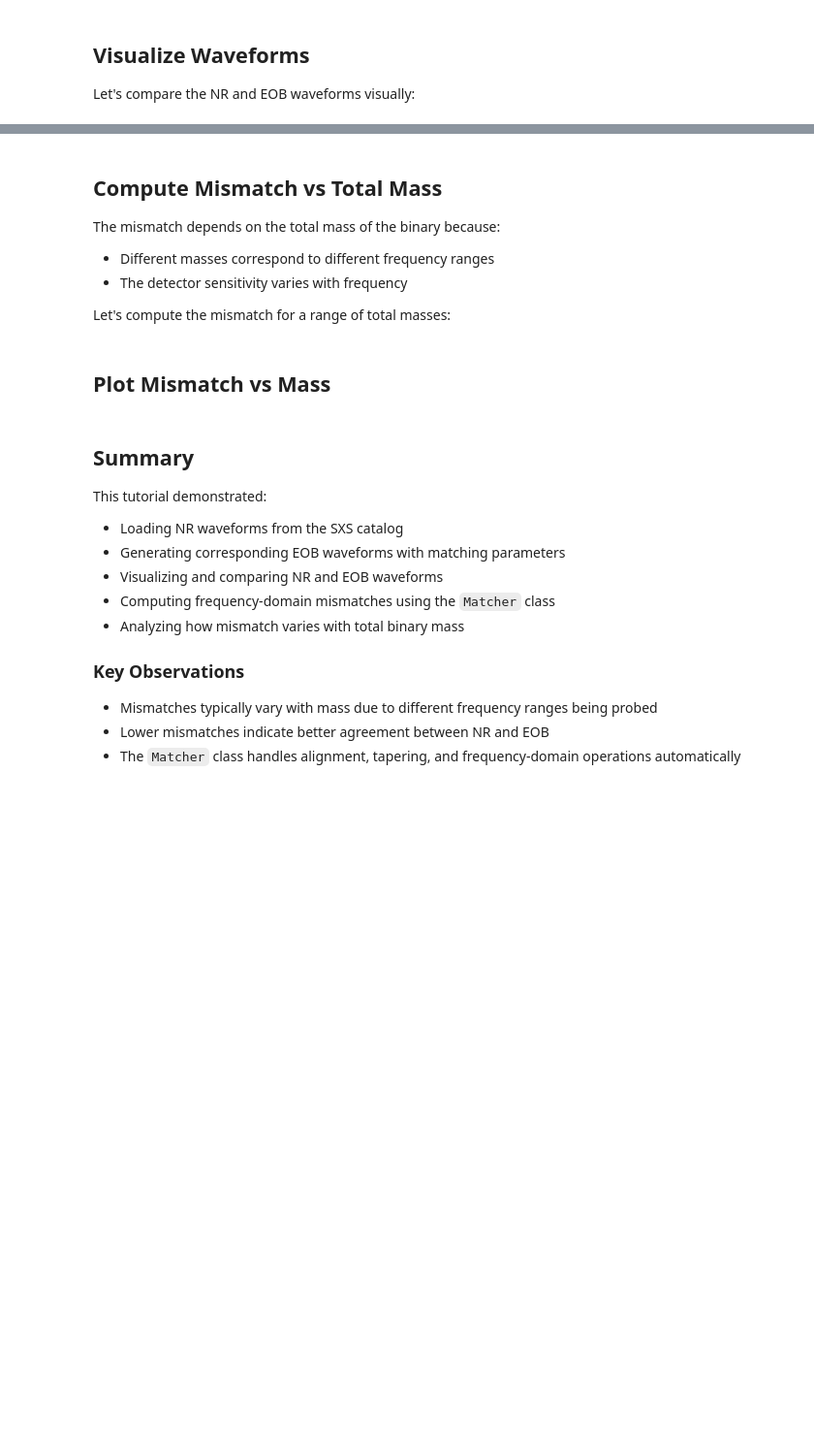
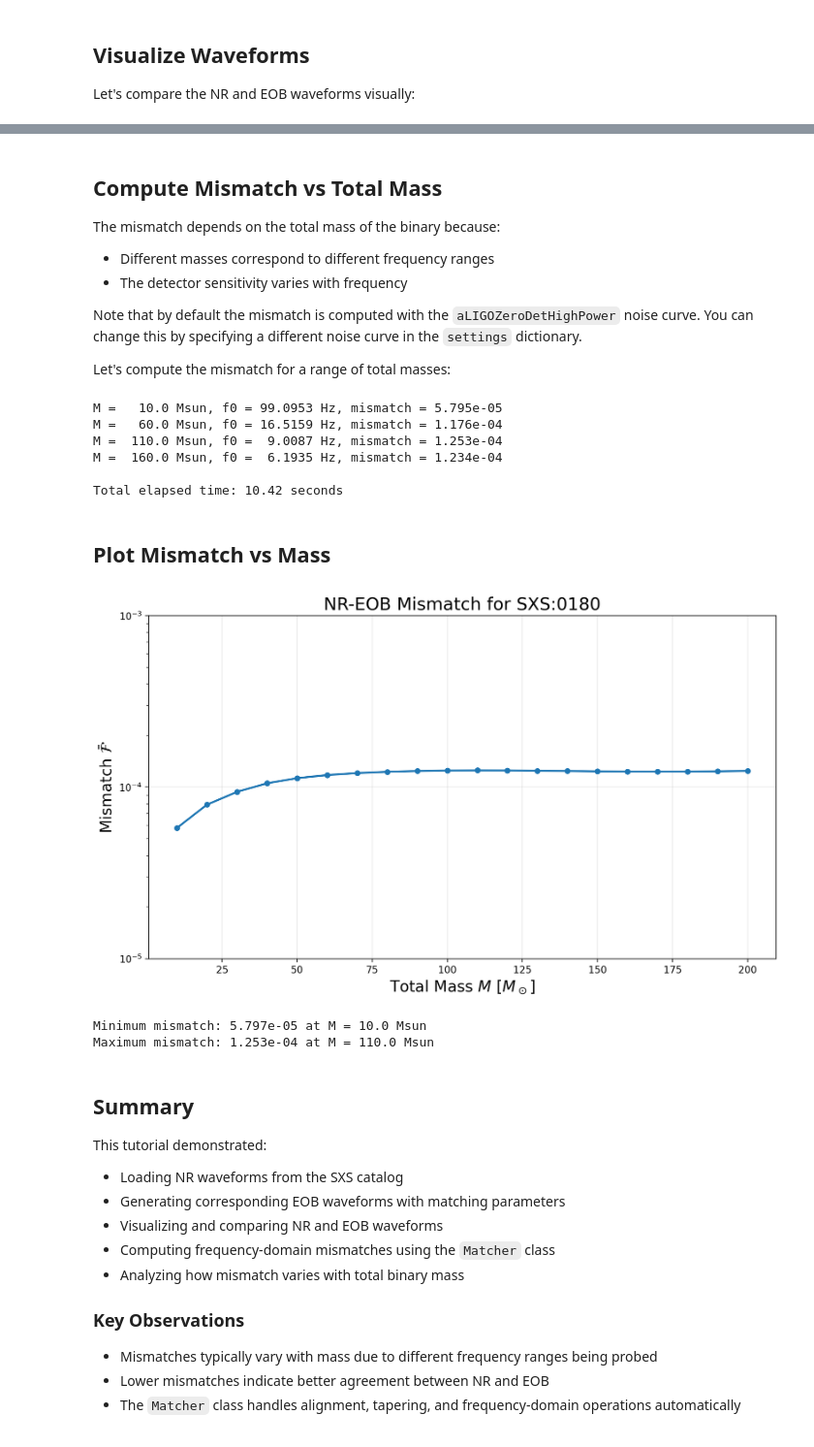
Before and after one commit to RoxGamba/PyART, a Jupyter notebook: docs/source/tutorials/nr_eob_mismatch.ipynb, the cells around one changed output, grey strips where cells are left out. Shown at 97% size. Drawn from its saved outputs; the diff is of its cells as text; code cells hidden in the pictures; blank space fills up the shorter version.

```diff
--- a/docs/source/tutorials/nr_eob_mismatch.ipynb
+++ b/docs/source/tutorials/nr_eob_mismatch.ipynb
@@ -33,7 +52,8 @@ nr = sxs.Waveform_SXS(
     download=True,
     ID=sxs_id,
     order="Extrapolated_N3.dir",
-    ellmax=7
+    ellmax=7,
+    ignore_deprecation=True
 )
 nr.cut(300)  # Remove junk radiation
 
@@ -126,6 +161,8 @@ The mismatch depends on the total mass of the binary because:
 - Different masses correspond to different frequency ranges
 - The detector sensitivity varies with frequency
 
+Note that by default the mismatch is computed with the `aLIGOZeroDetHighPower` noise curve. You can change this by specifying a different noise curve in the `settings` dictionary.
+
 Let's compute the mismatch for a range of total masses:
 # %%
 # Define mass range
@@ -156,7 +193,7 @@ for i, M_total in enumerate(masses):
             'taper_alpha': 0.20,
             'taper_start': 0.05,
             'taper': 'sigmoid',
-            'cut_longer': False,
+            'cut_longer': True,
         }
     )
     mm[i] = matcher.mismatch
@@ -166,23 +203,34 @@ for i, M_total in enumerate(masses):
 
 elapsed = time.perf_counter() - t0
 print(f'\nTotal elapsed time: {elapsed:.2f} seconds')
+# %% [output]
+M =   10.0 Msun, f0 = 99.0953 Hz, mismatch = 5.795e-05
+M =   60.0 Msun, f0 = 16.5159 Hz, mismatch = 1.176e-04
+M =  110.0 Msun, f0 =  9.0087 Hz, mismatch = 1.253e-04
+M =  160.0 Msun, f0 =  6.1935 Hz, mismatch = 1.234e-04
+
+Total elapsed time: 10.42 seconds
 # %% [markdown]
 ## Plot Mismatch vs Mass
 # %%
 plt.figure(figsize=(10, 6))
 plt.plot(masses, mm, linewidth=2, marker='o', markersize=5)
 plt.yscale('log')
 plt.xlabel(r'Total Mass $M$ [$M_\odot$]', fontsize=16)
 plt.ylabel(r'Mismatch $\bar{\mathcal{F}}$', fontsize=16)
 plt.title(f'NR-EOB Mismatch for SXS:{sxs_id}', fontsize=18)
-plt.ylim(1e-4, 1e-1)
+plt.ylim(1e-5, 1e-3)
 plt.grid(True, alpha=0.3)
 plt.tight_layout()
 plt.show()
 
 # Report statistics
 print(f'Minimum mismatch: {mm.min():.3e} at M = {masses[mm.argmin()]:.1f} Msun')
 print(f'Maximum mismatch: {mm.max():.3e} at M = {masses[mm.argmax()]:.1f} Msun')
+# %% [output]
+[figure, added]
+Minimum mismatch: 5.797e-05 at M = 10.0 Msun
+Maximum mismatch: 1.253e-04 at M = 110.0 Msun
 # %% [markdown]
 ## Summary
 
```
Also changed, not shown: parts of 5 cells of this notebook, 3 other files.
